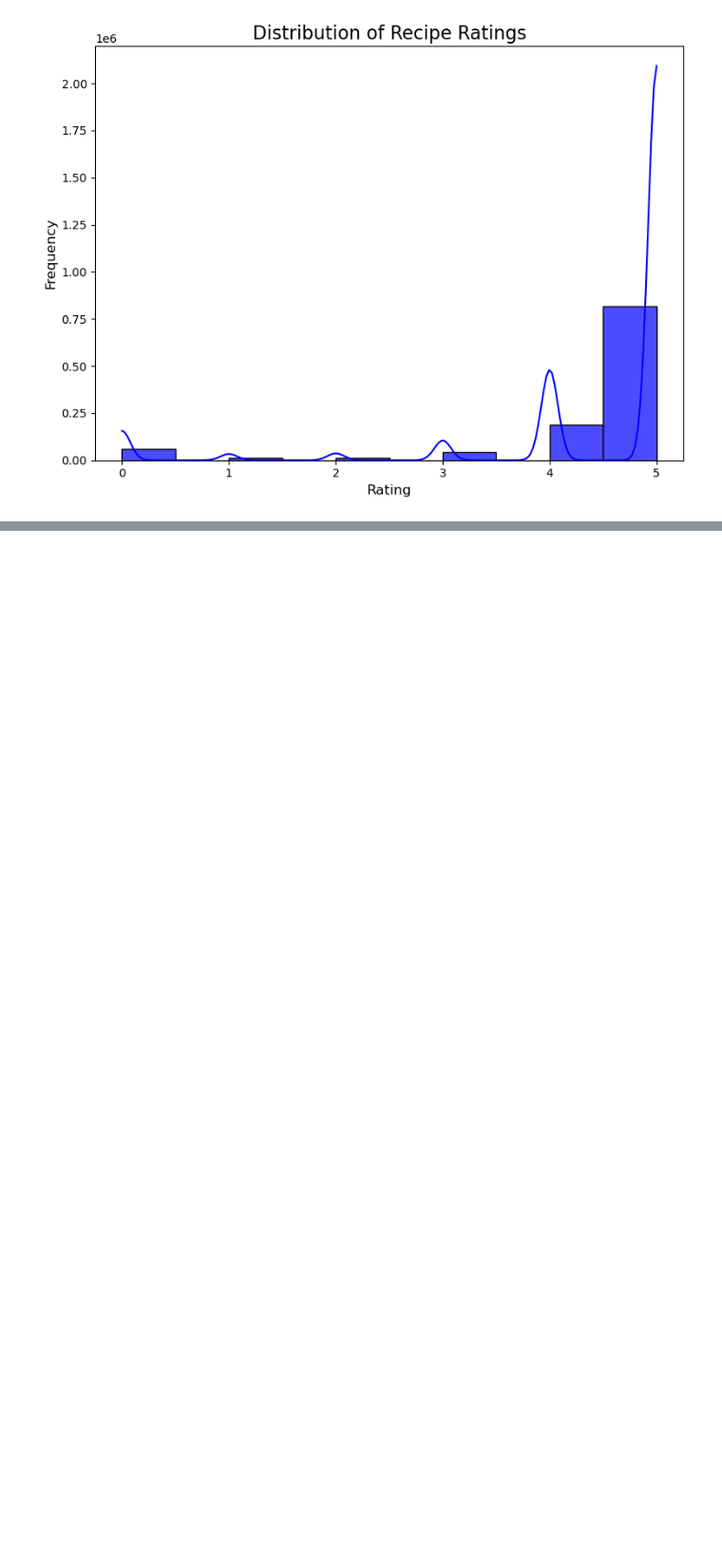
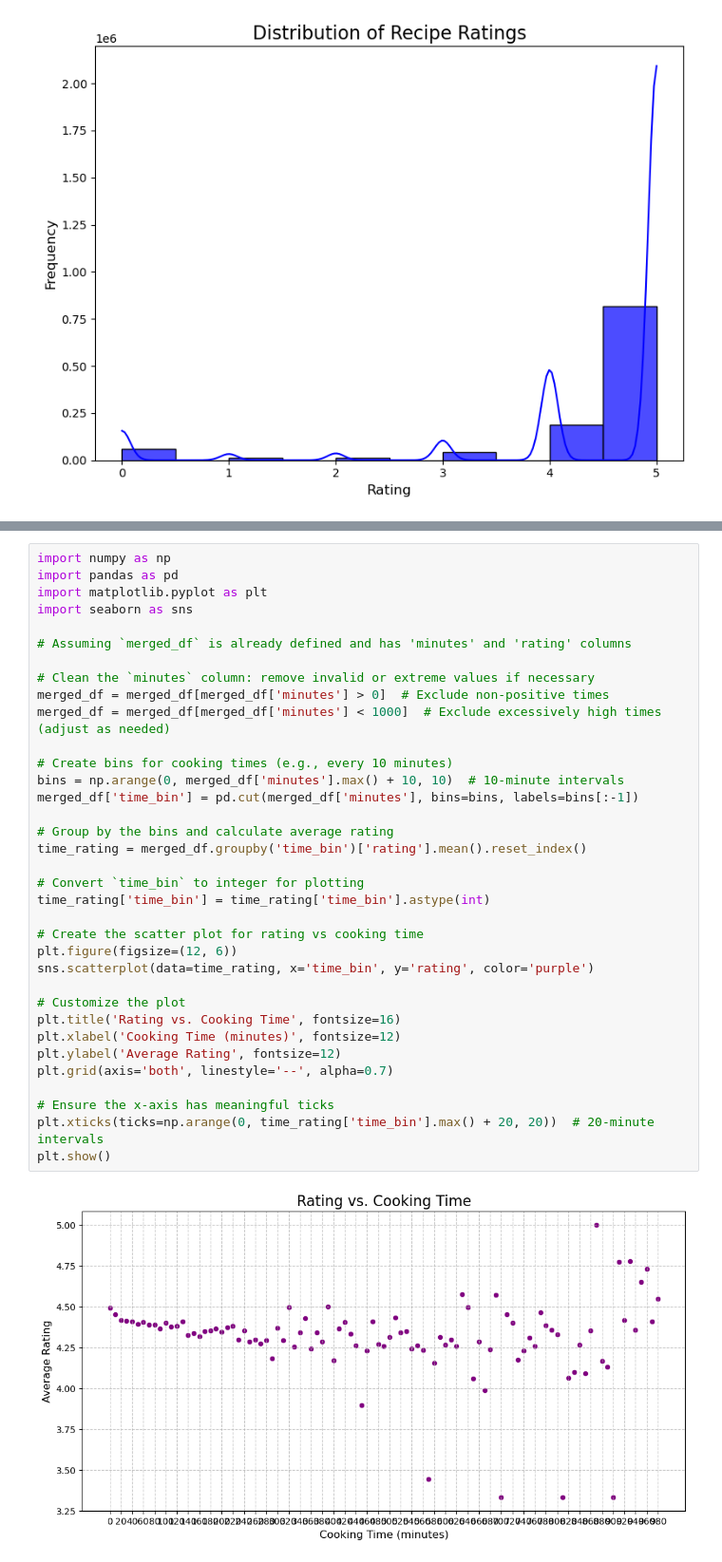
Before and after one commit to nathanielgberg/CSE-258, a Jupyter notebook: Assignment2.ipynb, the cells around one changed output, grey strips where cells are left out. Shown at 95% size. Drawn from its saved outputs; the diff is of its cells as text; blank space fills up the shorter version.

```diff
--- a/Assignment2.ipynb
+++ b/Assignment2.ipynb
@@ -168,0 +200,37 @@ plt.show()
+# %%
+import numpy as np
+import pandas as pd
+import matplotlib.pyplot as plt
+import seaborn as sns
+
+# Assuming `merged_df` is already defined and has 'minutes' and 'rating' columns
+
+# Clean the `minutes` column: remove invalid or extreme values if necessary
+merged_df = merged_df[merged_df['minutes'] > 0]  # Exclude non-positive times
+merged_df = merged_df[merged_df['minutes'] < 1000]  # Exclude excessively high times (adjust as needed)
+
+# Create bins for cooking times (e.g., every 10 minutes)
+bins = np.arange(0, merged_df['minutes'].max() + 10, 10)  # 10-minute intervals
+merged_df['time_bin'] = pd.cut(merged_df['minutes'], bins=bins, labels=bins[:-1])
+
+# Group by the bins and calculate average rating
+time_rating = merged_df.groupby('time_bin')['rating'].mean().reset_index()
+
+# Convert `time_bin` to integer for plotting
+time_rating['time_bin'] = time_rating['time_bin'].astype(int)
+
+# Create the scatter plot for rating vs cooking time
+plt.figure(figsize=(12, 6))
+sns.scatterplot(data=time_rating, x='time_bin', y='rating', color='purple')
+
+# Customize the plot
+plt.title('Rating vs. Cooking Time', fontsize=16)
+plt.xlabel('Cooking Time (minutes)', fontsize=12)
+plt.ylabel('Average Rating', fontsize=12)
+plt.grid(axis='both', linestyle='--', alpha=0.7)
+
+# Ensure the x-axis has meaningful ticks
+plt.xticks(ticks=np.arange(0, time_rating['time_bin'].max() + 20, 20))  # 20-minute intervals
+plt.show()
+# %% [output]
+[figure, added]
```
Also changed, not shown: parts of 7 cells of this notebook.
